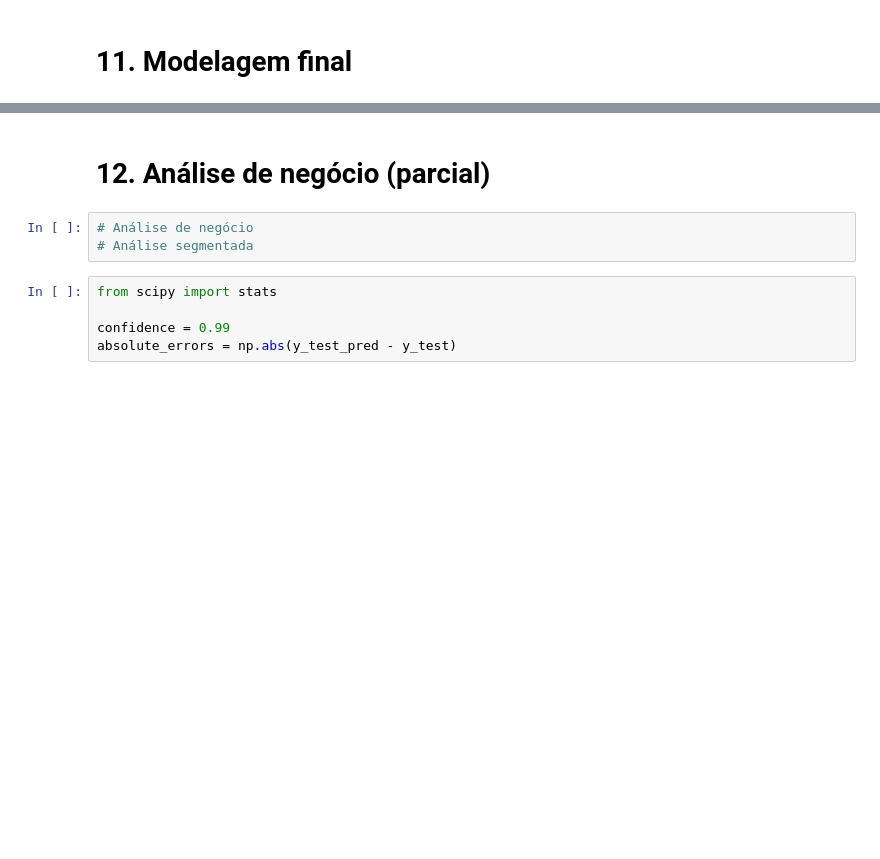
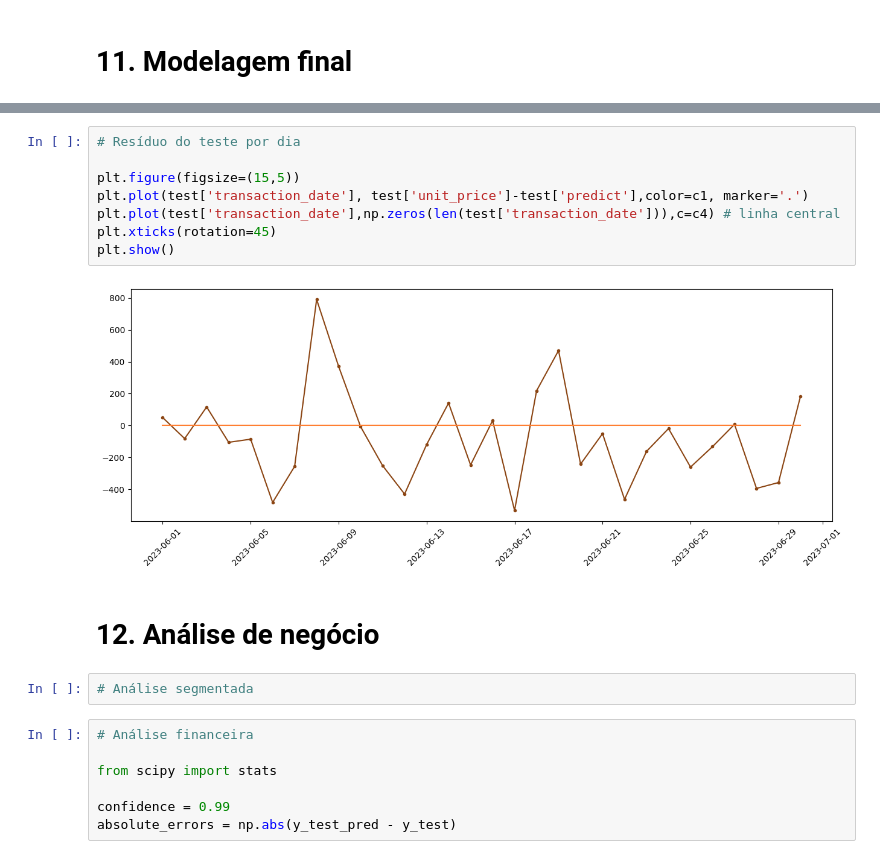
Before and after one commit to deborabmfreitas/coffee-shop-sales-prediction, a Jupyter notebook: coffee-shop-sales-prediction.ipynb, the cells around one changed output, grey strips where cells are left out. Drawn from its saved outputs; the diff is of its cells as text; blank space fills up the shorter version.

```diff
--- a/coffee-shop-sales-prediction.ipynb
+++ b/coffee-shop-sales-prediction.ipynb
@@ -904,9 +880,20 @@ Erro Quadrático Médio no teste: 345.98
+# %%
+# Resíduo do teste por dia
+
+plt.figure(figsize=(15,5))
+plt.plot(test['transaction_date'], test['unit_price']-test['predict'],color=c1, marker='.')
+plt.plot(test['transaction_date'],np.zeros(len(test['transaction_date'])),c=c4) # linha central
+plt.xticks(rotation=45)
+plt.show()
+# %% [output]
+[figure, added]
 # %% [markdown]
-# 12. Análise de negócio (parcial)
+# 12. Análise de negócio
 # %%
-# Análise de negócio
 # Análise segmentada
 # %%
+# Análise financeira
+
 from scipy import stats
 
 confidence = 0.99
```
Also changed, not shown: parts of 70 cells of this notebook.
